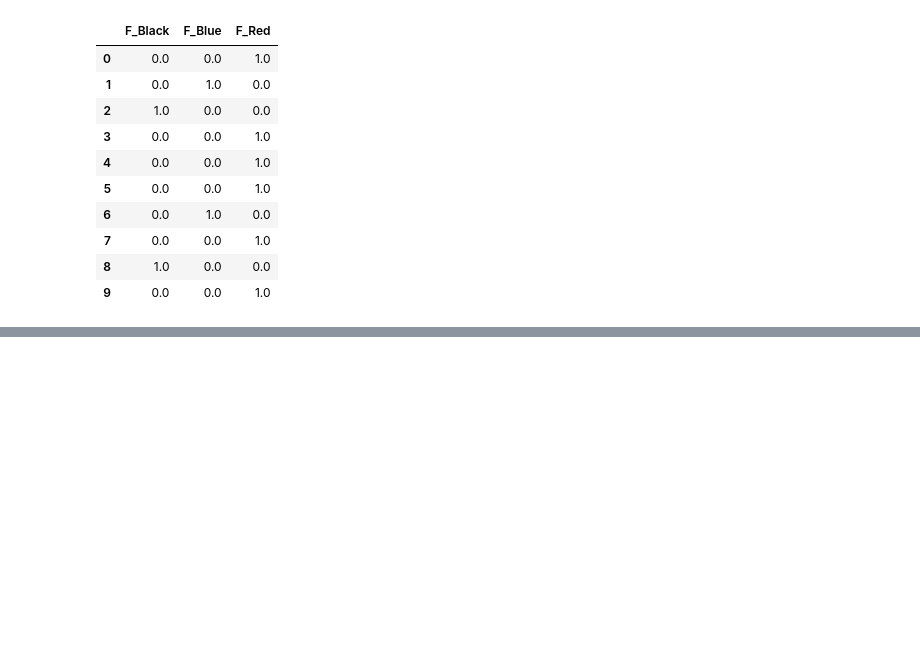
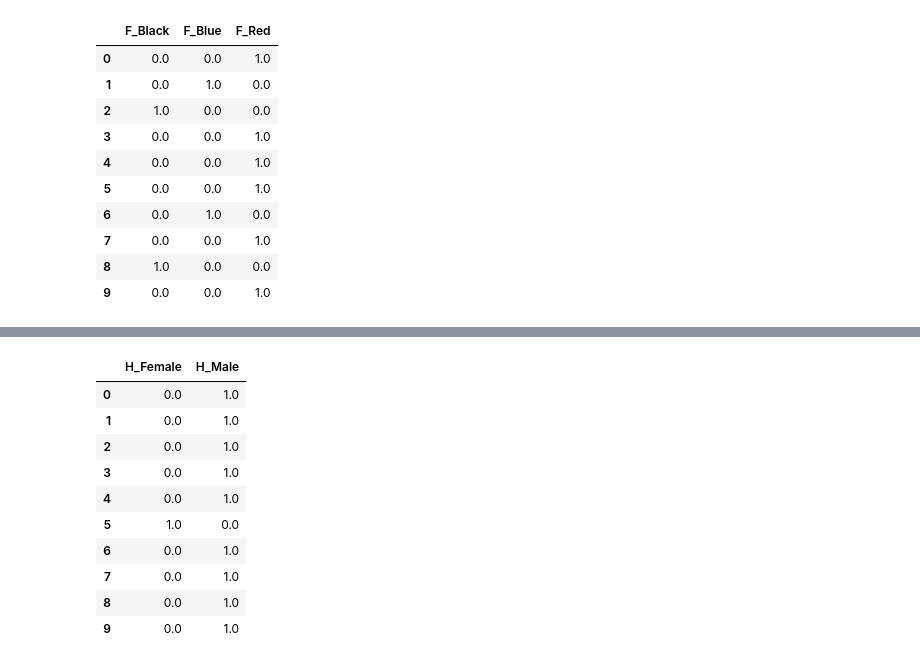
Before and after one commit to NaveenShetter1/Machine-Leaning-Notebooks, a Jupyter notebook: preprocessing.ipynb, the cells around one changed output, grey strips where cells are left out. Cells and saved outputs as stored; diff of their text form; code cells hidden in the pictures; blank space fills up the shorter version.

```diff
--- a/preprocessing.ipynb
+++ b/preprocessing.ipynb
@@ -923,0 +972,20 @@ encoded_df
+# %%
+One_enH=OneHotEncoder()
+
+One_H_array=One_enH.fit_transform(df[['H']]).toarray()
+
+One_H_df=pd.DataFrame(One_H_array, columns=One_enH.get_feature_names_out(['H']))
+
+One_H_df
+# %% [output]
+|  | H_Female | H_Male |
+| 0 | 0.0 | 1.0 |
+| 1 | 0.0 | 1.0 |
+| 2 | 0.0 | 1.0 |
+| 3 | 0.0 | 1.0 |
+| 4 | 0.0 | 1.0 |
+| 5 | 1.0 | 0.0 |
+| 6 | 0.0 | 1.0 |
+| 7 | 0.0 | 1.0 |
+| 8 | 0.0 | 1.0 |
+| 9 | 0.0 | 1.0 |
```
Also changed, not shown: parts of 13 cells of this notebook.
